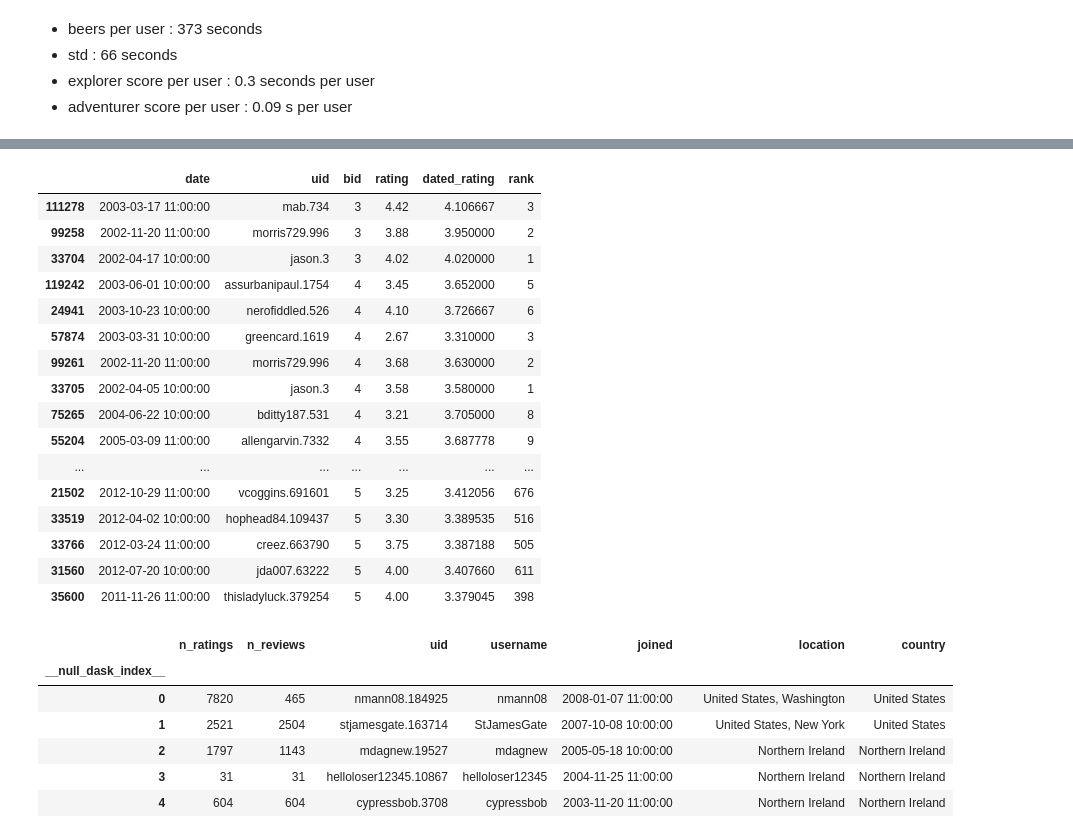
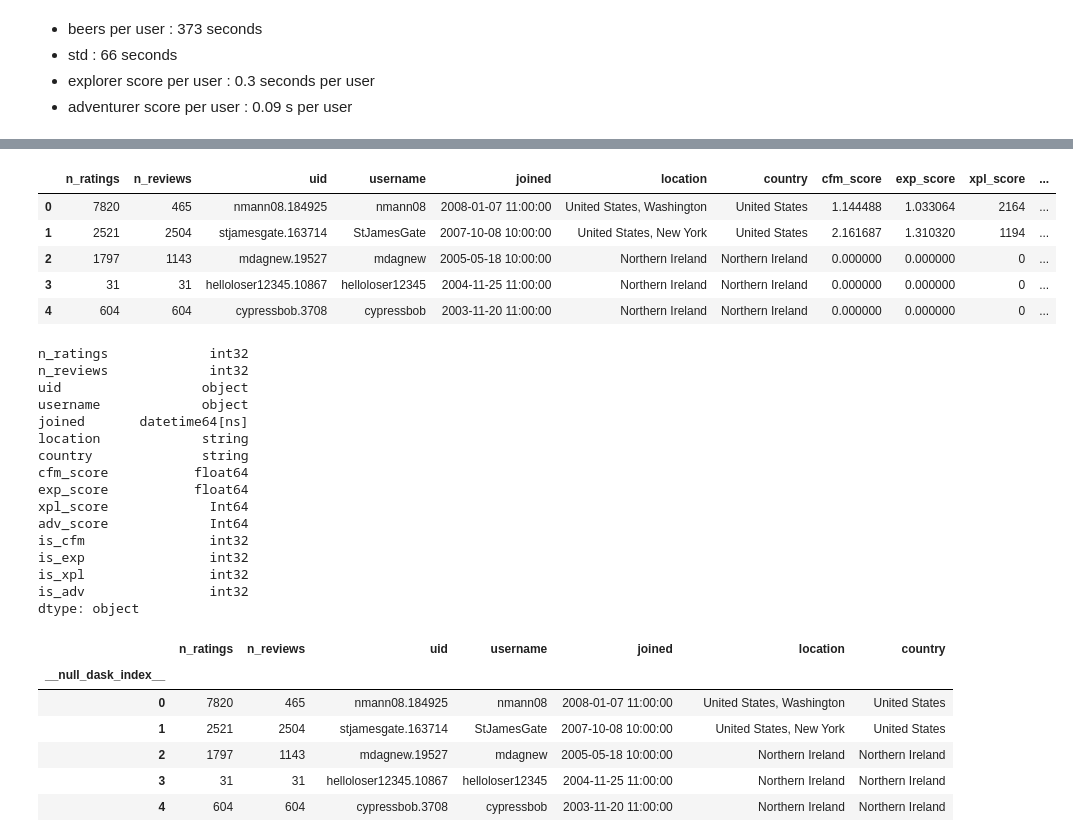
Before and after one commit to epfl-ada/ada-2022-project-analyteam, a Jupyter notebook: task1_Juliette-Copy1.ipynb, the cells around one changed output, grey strips where cells are left out. Drawn from its saved outputs; the diff is of its cells as text; code cells hidden in the pictures.

```diff
--- a/task1_Juliette-Copy1.ipynb
+++ b/task1_Juliette-Copy1.ipynb
@@ -27,20 +27,9 @@ run time : 707.7745921611786
 # %%
-categorization.get_ratings_head()
+categorization.compute_all_scores().head()
 # %% [output]
-|  | date | uid | bid | rating | dated_rating | rank |
-| 111278 | 2003-03-17 11:00:00 | mab.734 | 3 | 4.42 | 4.106667 | 3 |
-| 99258 | 2002-11-20 11:00:00 | morris729.996 | 3 | 3.88 | 3.950000 | 2 |
-| 33704 | 2002-04-17 10:00:00 | jason.3 | 3 | 4.02 | 4.020000 | 1 |
-| 119242 | 2003-06-01 10:00:00 | assurbanipaul.1754 | 4 | 3.45 | 3.652000 | 5 |
-| 24941 | 2003-10-23 10:00:00 | nerofiddled.526 | 4 | 4.10 | 3.726667 | 6 |
-| 57874 | 2003-03-31 10:00:00 | greencard.1619 | 4 | 2.67 | 3.310000 | 3 |
-| 99261 | 2002-11-20 11:00:00 | morris729.996 | 4 | 3.68 | 3.630000 | 2 |
-| 33705 | 2002-04-05 10:00:00 | jason.3 | 4 | 3.58 | 3.580000 | 1 |
-| 75265 | 2004-06-22 10:00:00 | bditty187.531 | 4 | 3.21 | 3.705000 | 8 |
-| 55204 | 2005-03-09 11:00:00 | allengarvin.7332 | 4 | 3.55 | 3.687778 | 9 |
-| ... | ... | ... | ... | ... | ... | ... |
-| 21502 | 2012-10-29 11:00:00 | vcoggins.691601 | 5 | 3.25 | 3.412056 | 676 |
-| 33519 | 2012-04-02 10:00:00 | hophead84.109437 | 5 | 3.30 | 3.389535 | 516 |
-| 33766 | 2012-03-24 11:00:00 | creez.663790 | 5 | 3.75 | 3.387188 | 505 |
-| 31560 | 2012-07-20 10:00:00 | jda007.63222 | 5 | 4.00 | 3.407660 | 611 |
-| 35600 | 2011-11-26 11:00:00 | thisladyluck.379254 | 5 | 4.00 | 3.379045 | 398 |
+|  | n_ratings | n_reviews | uid | username | joined | location | country | cfm_score | exp_score | xpl_score | ... |
+| 0 | 7820 | 465 | nmann08.184925 | nmann08 | 2008-01-07 11:00:00 | United States, Washington | United States | 1.144488 | 1.033064 | 2164 | ... |
+| 1 | 2521 | 2504 | stjamesgate.163714 | StJamesGate | 2007-10-08 10:00:00 | United States, New York | United States | 2.161687 | 1.310320 | 1194 | ... |
+| 2 | 1797 | 1143 | mdagnew.19527 | mdagnew | 2005-05-18 10:00:00 | Northern Ireland | Northern Ireland | 0.000000 | 0.000000 | 0 | ... |
+| 3 | 31 | 31 | helloloser12345.10867 | helloloser12345 | 2004-11-25 11:00:00 | Northern Ireland | Northern Ireland | 0.000000 | 0.000000 | 0 | ... |
+| 4 | 604 | 604 | cypressbob.3708 | cypressbob | 2003-11-20 11:00:00 | Northern Ireland | Northern Ireland | 0.000000 | 0.000000 | 0 | ... |
@@ -47,3 +44,23 @@ categorization.get_ratings_head()
+# %%
+users_ddf = pd.read_parquet(users_parquet_path)
+users_ddf.dtypes
+# %% [output]
+n_ratings             int32
+n_reviews             int32
+uid                  object
+username             object
+joined       datetime64[ns]
+location             string
+country              string
+cfm_score           float64
+exp_score           float64
+xpl_score             Int64
+adv_score             Int64
+is_cfm                int32
+is_exp                int32
+is_xpl                int32
+is_adv                int32
+dtype: object
 # %%
 categorization.get_users_head()
 # %% [output]
```
Also changed, not shown: parts of 3 cells of this notebook, 2 other files.
